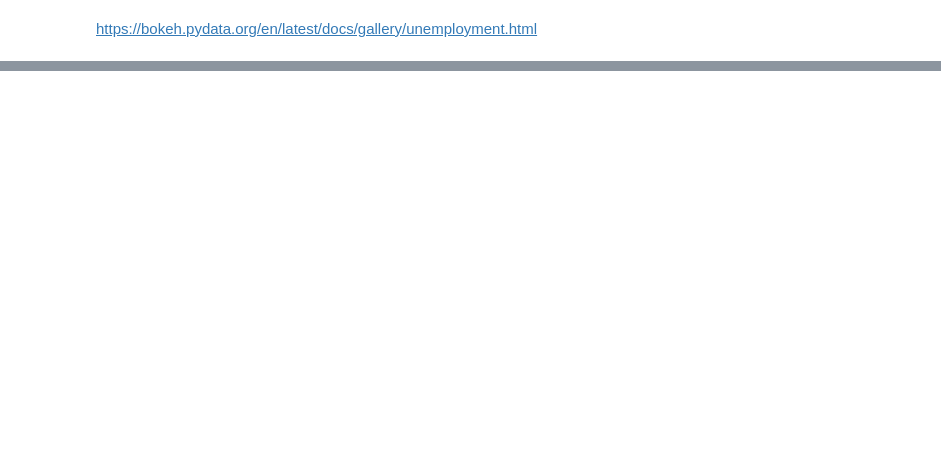
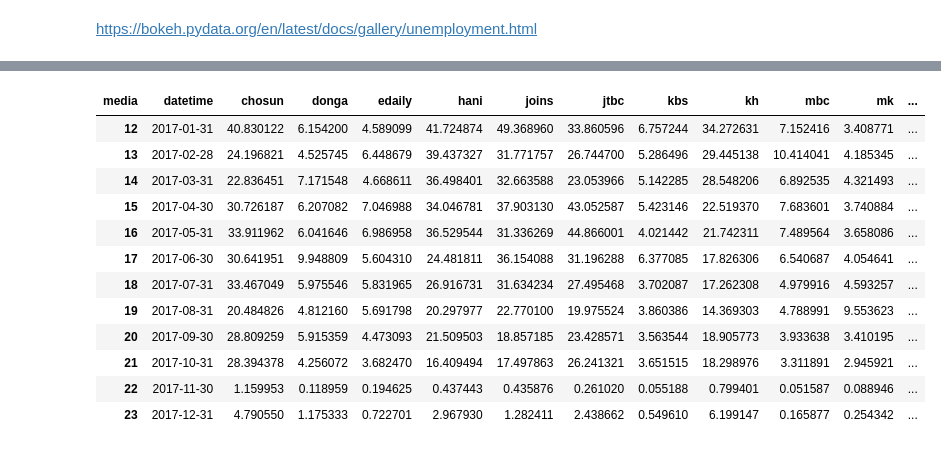
Before and after one commit to theoseo/newsmine, a Jupyter notebook: src/Facebook 1617 using graph api.ipynb, the cells around one changed output, grey strips where cells are left out. Saved outputs shown, nothing was run; the diff lists cells and outputs as text; code cells hidden in the pictures; blank space fills up the shorter version.

Commit message:
Analyzed engagement data

```diff
--- a/src/Facebook 1617 using graph api.ipynb
+++ b/src/Facebook 1617 using graph api.ipynb
@@ -86,6 +86,20 @@ df['n_shares'].fillna(0, inplace = True)
 df['o_shares'].fillna(0, inplace = True)
 df['total'] = df['o_shares']+df['n_shares']
 df['datetime'] = pd.to_datetime(df['datetime'])
+# %%
+df['n_comment_count']=df['n_engagement'].apply(lambda x:x['comment_count'] if(isinstance(x, dict)) else 0)
+df['n_comment_plugin_count']=df['n_engagement'].apply(lambda x:x['comment_plugin_count'] if(isinstance(x, dict)) else 0)
+df['n_share_count']=df['n_engagement'].apply(lambda x:x['share_count'] if(isinstance(x, dict)) else 0)
+df['n_reaction_count']=df['n_engagement'].apply(lambda x:x['reaction_count'] if(isinstance(x, dict)) else 0)
+df['o_comment_count']=df['o_engagement'].apply(lambda x:x['comment_count'] if(isinstance(x, dict)) else 0)
+df['o_comment_plugin_count']=df['o_engagement'].apply(lambda x:x['comment_plugin_count'] if(isinstance(x, dict)) else 0)
+df['o_share_count']=df['o_engagement'].apply(lambda x:x['share_count'] if(isinstance(x, dict)) else 0)
+df['o_reaction_count']=df['o_engagement'].apply(lambda x:x['reaction_count'] if(isinstance(x, dict)) else 0)
+# %%
+df['tot_comment_count']=df['n_comment_count']+df['o_comment_count']
+df['tot_plugin_count']=df['n_comment_plugin_count']+df['o_comment_plugin_count']
+df['tot_share_count']=df['n_share_count']+df['o_share_count']
+df['tot_reaction_count']=df['n_reaction_count']+df['o_reaction_count']
 # %%
 media_total = df.groupby('media').org_url.count()
 media_total.sort_values(ascending=False)
@@ -358,5 +372,3 @@ p1.line(unstacked_mean['datetime'], unstacked_mean['sbs'], color='#1D3A6E', lege
 show(p1)
 # %% [output]
 [interactive output not drawn]
-# %%
-df.drop(['date','datetime', 'n_engagement','n_hour', 'naver_url', 'o_engagement', 'o_hour'], axis = 1, inplace = True)
@@ -364,0 +409,19 @@ group_total = df_2017['total'].groupby([df_2017['month'], df_2017['level_0']]).m
+# %%
+comment_group_mean=df.groupby([pd.Grouper(key='datetime', freq='M'), 'media'])['tot_comment_count'].mean()
+unstacked_comment_mean=comment_group_mean.unstack(level=-1)
+unstacked_comment_mean.reset_index(level=0, inplace=True)
+unstacked_comment_mean.tail(12)
+# %% [output]
+| media | datetime | chosun | donga | edaily | hani | joins | jtbc | kbs | kh | mbc | mk | ... |
+| 12 | 2017-01-31 | 40.830122 | 6.154200 | 4.589099 | 41.724874 | 49.368960 | 33.860596 | 6.757244 | 34.272631 | 7.152416 | 3.408771 | ... |
+| 13 | 2017-02-28 | 24.196821 | 4.525745 | 6.448679 | 39.437327 | 31.771757 | 26.744700 | 5.286496 | 29.445138 | 10.414041 | 4.185345 | ... |
+| 14 | 2017-03-31 | 22.836451 | 7.171548 | 4.668611 | 36.498401 | 32.663588 | 23.053966 | 5.142285 | 28.548206 | 6.892535 | 4.321493 | ... |
+| 15 | 2017-04-30 | 30.726187 | 6.207082 | 7.046988 | 34.046781 | 37.903130 | 43.052587 | 5.423146 | 22.519370 | 7.683601 | 3.740884 | ... |
+| 16 | 2017-05-31 | 33.911962 | 6.041646 | 6.986958 | 36.529544 | 31.336269 | 44.866001 | 4.021442 | 21.742311 | 7.489564 | 3.658086 | ... |
+| 17 | 2017-06-30 | 30.641951 | 9.948809 | 5.604310 | 24.481811 | 36.154088 | 31.196288 | 6.377085 | 17.826306 | 6.540687 | 4.054641 | ... |
+| 18 | 2017-07-31 | 33.467049 | 5.975546 | 5.831965 | 26.916731 | 31.634234 | 27.495468 | 3.702087 | 17.262308 | 4.979916 | 4.593257 | ... |
+| 19 | 2017-08-31 | 20.484826 | 4.812160 | 5.691798 | 20.297977 | 22.770100 | 19.975524 | 3.860386 | 14.369303 | 4.788991 | 9.553623 | ... |
+| 20 | 2017-09-30 | 28.809259 | 5.915359 | 4.473093 | 21.509503 | 18.857185 | 23.428571 | 3.563544 | 18.905773 | 3.933638 | 3.410195 | ... |
+| 21 | 2017-10-31 | 28.394378 | 4.256072 | 3.682470 | 16.409494 | 17.497863 | 26.241321 | 3.651515 | 18.298976 | 3.311891 | 2.945921 | ... |
+| 22 | 2017-11-30 | 1.159953 | 0.118959 | 0.194625 | 0.437443 | 0.435876 | 0.261020 | 0.055188 | 0.799401 | 0.051587 | 0.088946 | ... |
+| 23 | 2017-12-31 | 4.790550 | 1.175333 | 0.722701 | 2.967930 | 1.282411 | 2.438662 | 0.549610 | 6.199147 | 0.165877 | 0.254342 | ... |
```
Also changed, not shown: parts of 18 cells of this notebook.
